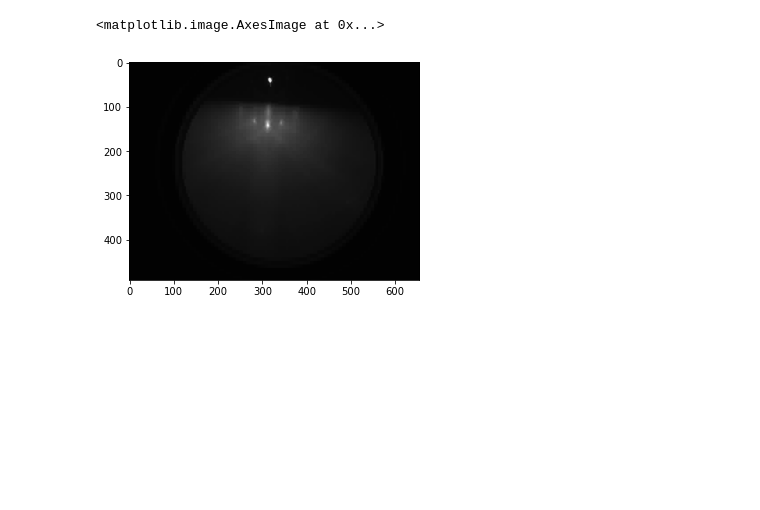
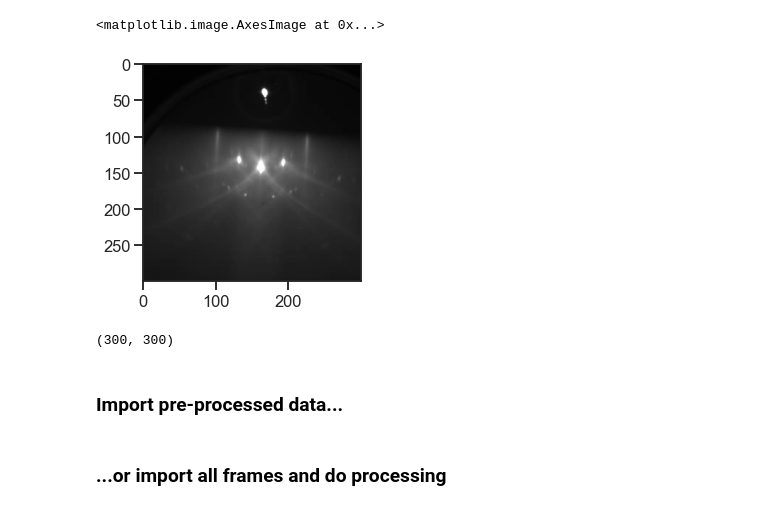
Before and after one commit to ncfrey/rheed-viz, a Jupyter notebook: Rheed-viz.ipynb, the cells around one changed output. Drawn from its saved outputs; the diff is of its cells as text; code cells hidden in the pictures; blank space fills up the shorter version.

Commit message:
dim red data

```diff
--- a/Rheed-viz.ipynb
+++ b/Rheed-viz.ipynb
@@ -19,9 +27,26 @@ import pandas as pd
+# %%
+sns.set_style('ticks')
+sns.set_context('talk')
+sns.set_palette('plasma')  # https://matplotlib.org/stable/tutorials/colors/colormaps.html
 # %%
-filepath = 'data/c01_0100.jpg'
+# check some images
+filepath = 'data/c01_0001.jpg'
 photo = cv2.imread(filepath)
 photo1 = cv2.cvtColor(photo, cv2.COLOR_BGR2GRAY)
-crop_photo = photo1[0:-1, 0:-1]
+
+# set crop params
+x1, x2 = 0, 300
+y1, y2 = 150, 450
+
+crop_photo = photo1[x1:x2, y1:y2]
 plt.imshow(crop_photo, cmap = "gray")
 # %% [output]
 <matplotlib.image.AxesImage at 0x...>
-[figure, old version]
+[figure, new version]
+# %%
+dims = crop_photo.shape
+dims
+# %% [output]
+(300, 300)
+# %% [markdown]
+### Import pre-processed data...
@@ -27,0 +59,2 @@ plt.imshow(crop_photo, cmap = "gray")
+# %% [markdown]
+### ...or import all frames and do processing
```
Also changed, not shown: parts of 36 cells of this notebook, 3 other files.
